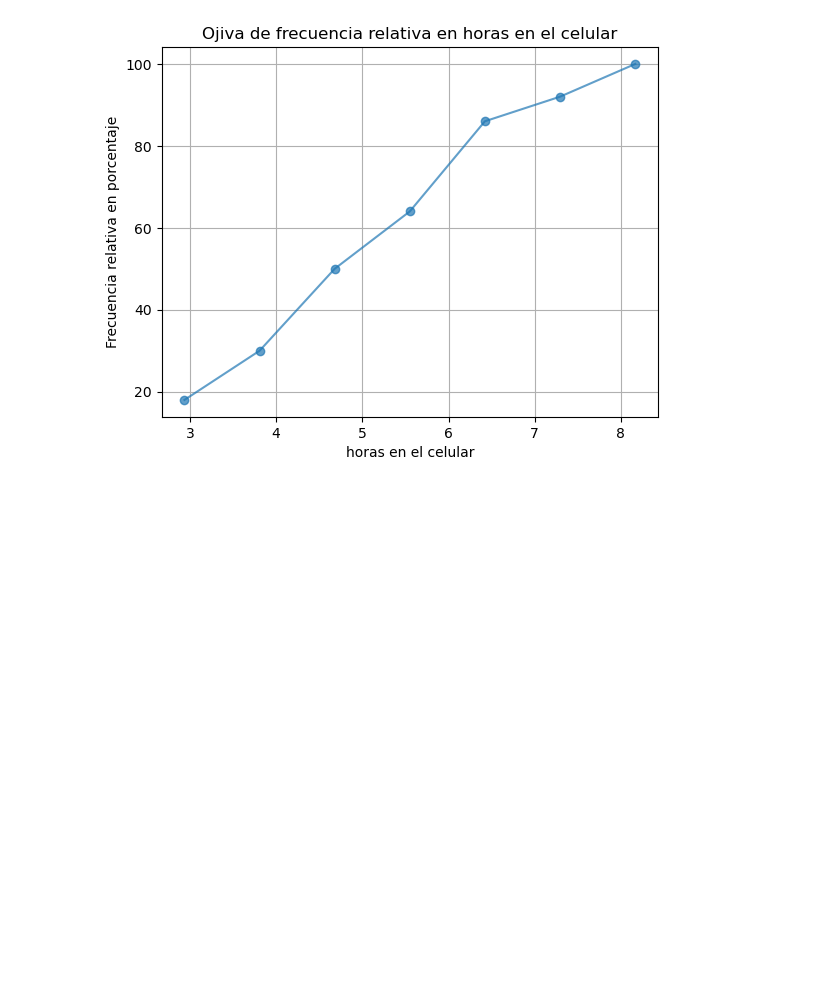
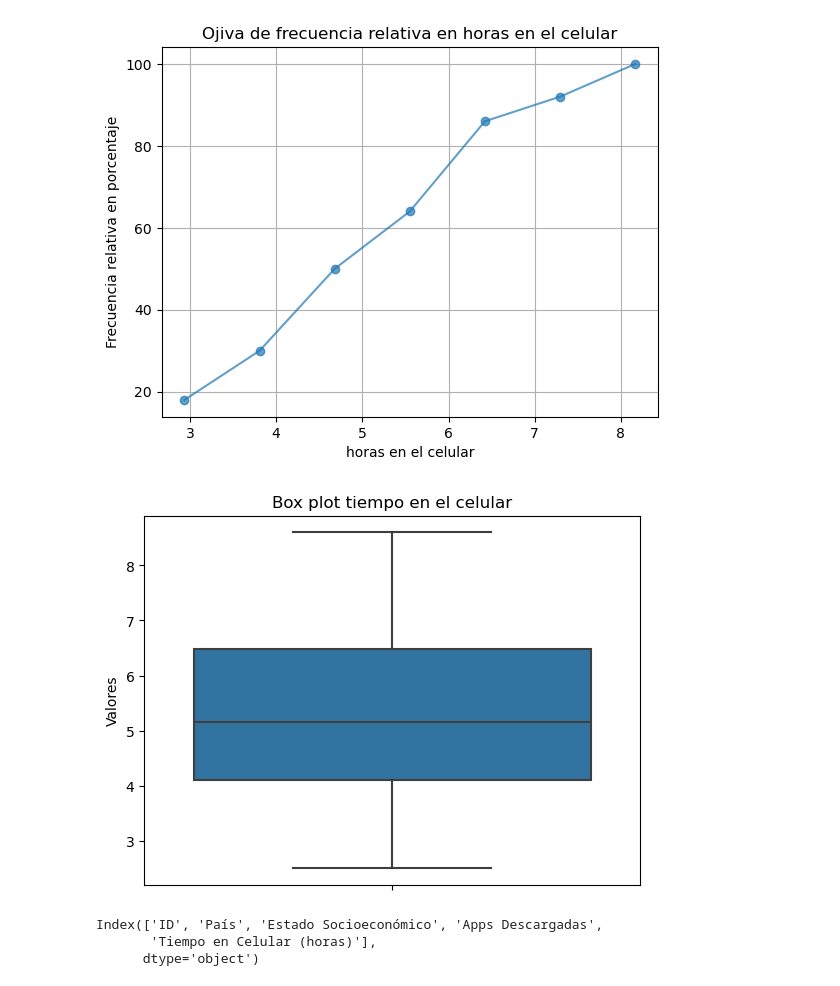
Before and after one commit to fcisnerosr/estadistica_descriptiva, a Jupyter notebook: procesamiento.ipynb, the cells around one changed output. Drawn from its saved outputs; the diff is of its cells as text; code cells hidden in the pictures; blank space fills up the shorter version.

Commit message:
feat: graficas boxplot

```diff
--- a/procesamiento.ipynb
+++ b/procesamiento.ipynb
@@ -260,3 +243,16 @@ plt.title('Ojiva de frecuencia relativa en horas en el celular')
 plt.show()
 # %% [output]
 [figure]
+# %%
+sns.boxplot(y=df['Tiempo en Celular (horas)'])
+plt.title('Box plot tiempo en el celular')
+plt.ylabel('Valores')
+plt.show()
+# %% [output]
+[figure, added]
+# %%
+df.columns
+# %% [output]
+Index(['ID', 'País', 'Estado Socioeconómico', 'Apps Descargadas',
+       'Tiempo en Celular (horas)'],
+      dtype='object')
```
Also changed, not shown: parts of 2 cells of this notebook.
